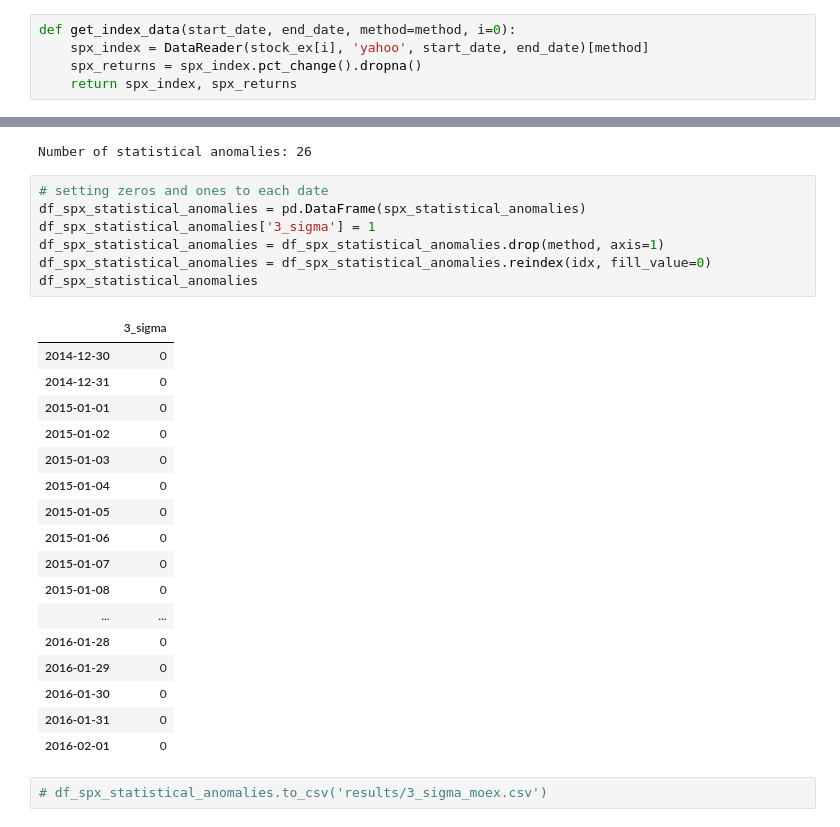
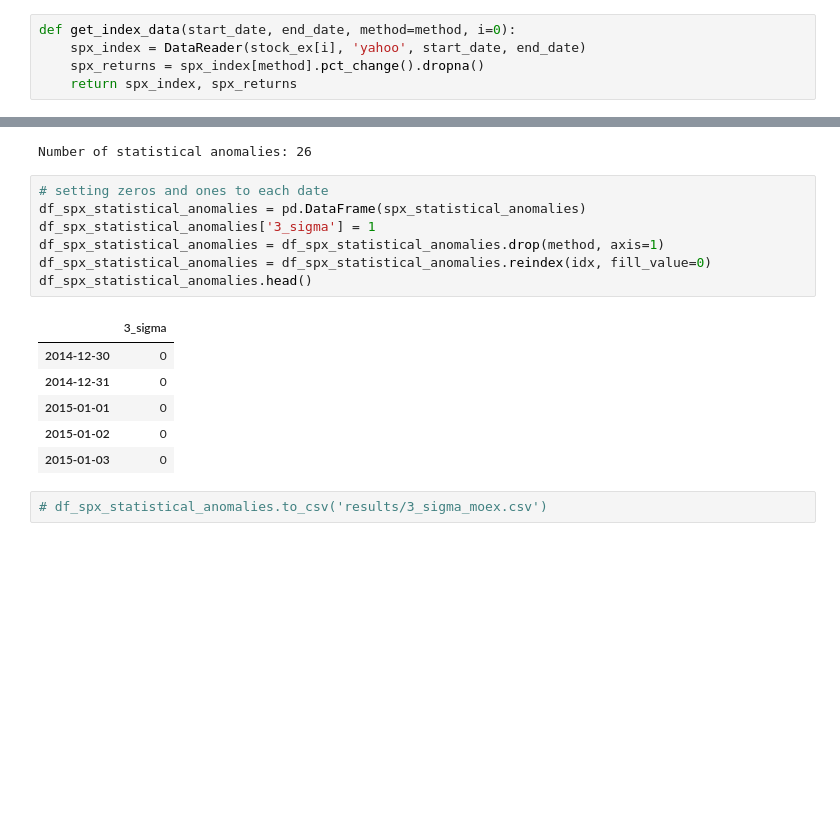
Before and after one commit to odu1ros/timeseries_analysis, a Jupyter notebook: labeling_clean.ipynb, the cells around one changed output, grey strips where cells are left out. Cells and saved outputs as stored; diff of their text form; blank space fills up the shorter version.

```diff
--- a/labeling_clean.ipynb
+++ b/labeling_clean.ipynb
@@ -27,8 +30,8 @@ method = "Adj Close"
 stock_ex = ['^GSPC', 'IMOEX.ME']
 # %%
 def get_index_data(start_date, end_date, method=method, i=0):
-    spx_index = DataReader(stock_ex[i], 'yahoo', start_date, end_date)[method]
-    spx_returns = spx_index.pct_change().dropna()
+    spx_index = DataReader(stock_ex[i], 'yahoo', start_date, end_date)
+    spx_returns = spx_index[method].pct_change().dropna()
     return spx_index, spx_returns
 # %%
 spx_index, spx_returns = get_index_data(start_date, end_date, i=1)
@@ -553,28 +524,17 @@ Number of statistical anomalies: 26
 # %%
 # setting zeros and ones to each date
 df_spx_statistical_anomalies = pd.DataFrame(spx_statistical_anomalies)
 df_spx_statistical_anomalies['3_sigma'] = 1
 df_spx_statistical_anomalies = df_spx_statistical_anomalies.drop(method, axis=1)
 df_spx_statistical_anomalies = df_spx_statistical_anomalies.reindex(idx, fill_value=0)
-df_spx_statistical_anomalies
+df_spx_statistical_anomalies.head()
 # %% [output]
 |  | 3_sigma |
 | 2014-12-30 | 0 |
 | 2014-12-31 | 0 |
 | 2015-01-01 | 0 |
 | 2015-01-02 | 0 |
 | 2015-01-03 | 0 |
-| 2015-01-04 | 0 |
-| 2015-01-05 | 0 |
-| 2015-01-06 | 0 |
-| 2015-01-07 | 0 |
-| 2015-01-08 | 0 |
-| ... | ... |
-| 2016-01-28 | 0 |
-| 2016-01-29 | 0 |
-| 2016-01-30 | 0 |
-| 2016-01-31 | 0 |
-| 2016-02-01 | 0 |
 # %%
 # df_spx_statistical_anomalies.to_csv('results/3_sigma_moex.csv')
 # %% [markdown]
```
Also changed, not shown: parts of 9 cells of this notebook.
